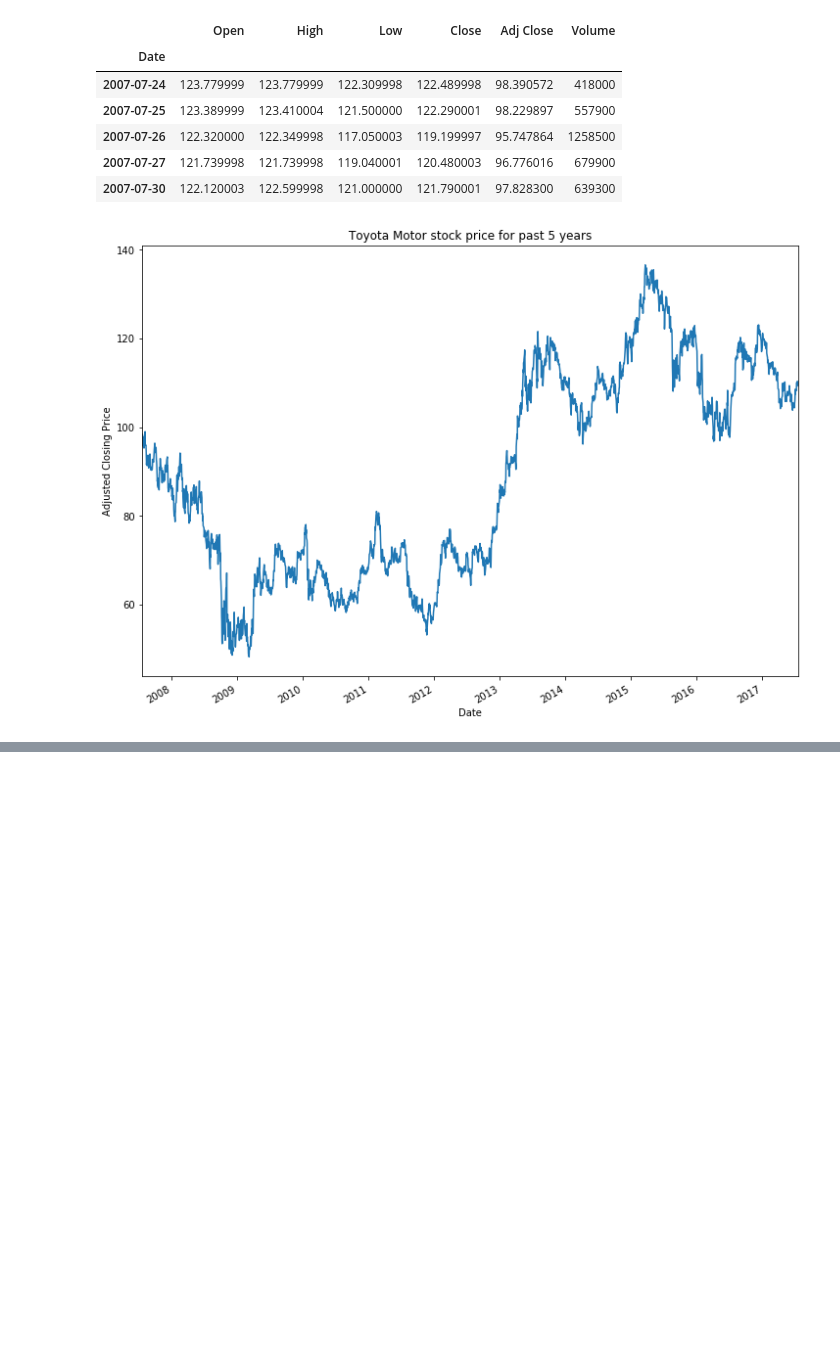
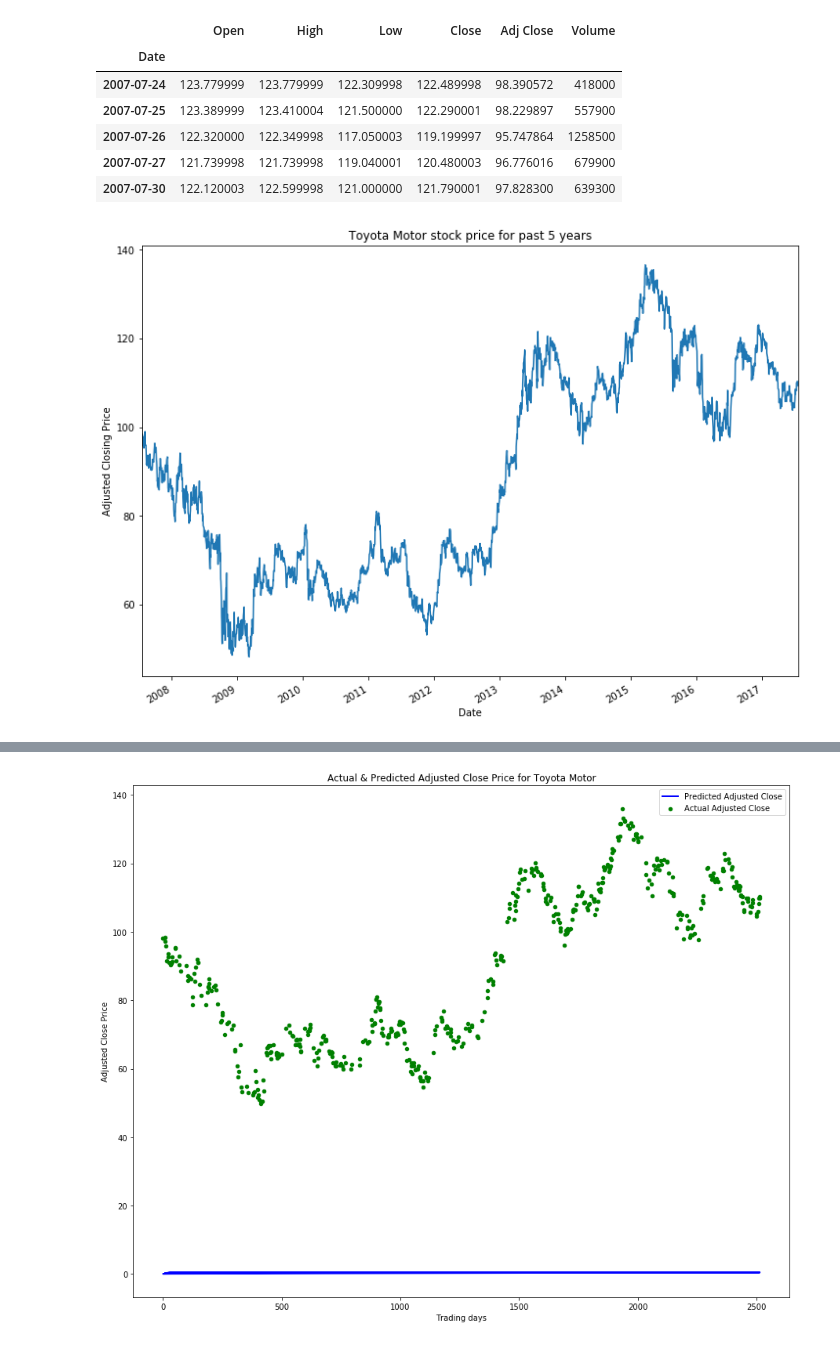
Before and after one commit to yhagio/stock_price_predictor, a Jupyter notebook: stock_price_predictor.ipynb, the cells around one changed output, grey strips where cells are left out. Saved outputs shown, nothing was run; the diff lists cells and outputs as text; code cells hidden in the pictures; blank space fills up the shorter version.

```diff
--- a/stock_price_predictor.ipynb
+++ b/stock_price_predictor.ipynb
@@ -95,0 +93,79 @@ RMSE 15.16
+# %%
+# LSTM model V.1 - Non normalized
+from keras.layers.core import Dense, Activation, Dropout
+from keras.layers.recurrent import LSTM
+from keras.models import Sequential
+
+# https://stackoverflow.com/questions/38105999/dimension-mismatch-in-lstm-keras
+def reshape_dataset_2d_to_3d(train):
+    trainX = np.reshape(train, (train.shape[0], 1, train.shape[1]))
+    return np.array(trainX)
+
+X_train_3d = reshape_dataset_2d_to_3d(np.asarray(X_train))
+X_test_3d = reshape_dataset_2d_to_3d(np.asarray(X_test))
+
+# #Build Model
+model = Sequential()
+
+model.add(LSTM(
+    input_dim=1,
+    output_dim=50,
+    return_sequences=True))
+model.add(Dropout(0.2))
+
+model.add(LSTM(
+    100,
+    return_sequences=False))
+model.add(Dropout(0.2))
+
+model.add(Dense(
+    output_dim=1))
+model.add(Activation('linear'))
+
+start = time.time()
+model.compile(loss='mse', optimizer='rmsprop')
+print 'compilation time : ', time.time() - start
+
+#Train the model
+model.fit(
+    X_train_3d,
+    y_train,
+    batch_size=512,
+    nb_epoch=1,
+    validation_split=0.05)
+
+testPredict = model.predict(X_test_3d, batch_size=batch_size)
+
+# Plot outputs
+fig = plt.figure()
+ax = fig.add_subplot(111)
+
+plt.scatter(X_test, y_test, color='green', s=20, label='Actual Adjusted Close')
+plt.plot(
+    X_test,
+    testPredict,
+    color='blue',
+    linewidth=2,
+    label='Predicted Adjusted Close')
+
+# Set title
+ax.set_title('Actual & Predicted Adjusted Close Price for Toyota Motor')
+ax.legend(loc='upper right')
+
+score = model.evaluate(X_test_3d, y_test, batch_size=batch_size, verbose=0)
+
+print 'Mean squared error (MSE)', score
+print 'Root Mean squared error (RMSE)', math.sqrt(score)
+
+
+plt.xlabel('Trading days')
+plt.ylabel('Adjusted Close Price')
+
+fig_size = plt.rcParams["figure.figsize"]
+
+fig_size[0] = 15
+fig_size[1] = 12
+plt.rcParams["figure.figsize"] = fig_size
+
+plt.show()
+# %% [output]
@@ -95,0 +178 @@ RMSE 15.16
+[figure, added]
```
Also changed, not shown: parts of 12 cells of this notebook.
